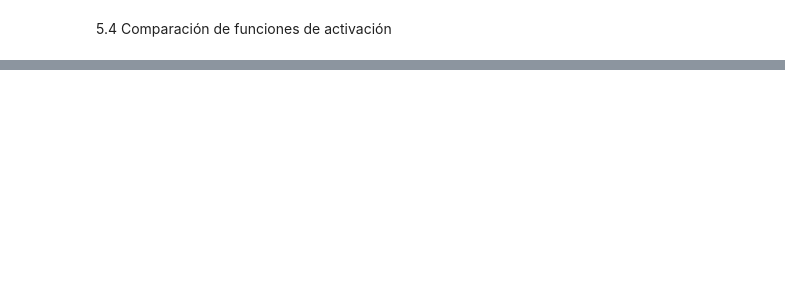
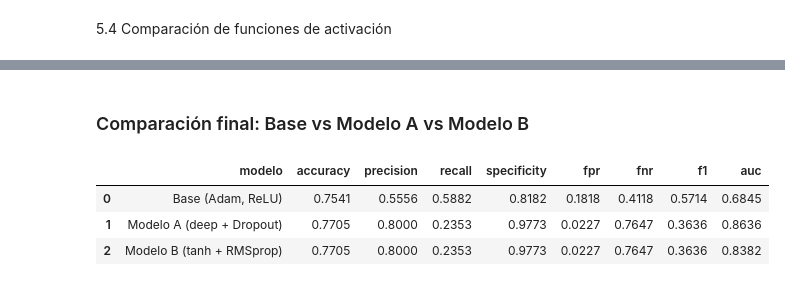
Before and after one commit to danielbenavides-git/Analitica-Computacional-para-la-toma-de-Decisiones-IIND-202610, a Jupyter notebook: Talleres/Taller 6/taller_6_juanita_daniel.ipynb, the cells around one changed output, grey strips where cells are left out. Drawn from its saved outputs; the diff is of its cells as text; code cells hidden in the pictures; blank space fills up the shorter version.

```diff
--- a/Talleres/Taller 6/taller_6_juanita_daniel.ipynb
+++ b/Talleres/Taller 6/taller_6_juanita_daniel.ipynb
@@ -691,0 +708,34 @@ tabla_final
+# %% [markdown]
+### Comparación final: Base vs Modelo A vs Modelo B
+# %%
+def metricas(model, X_test, y_test):
+    y_prob = model.predict(X_test, verbose=0)
+    y_pred = (y_prob > 0.5).astype(int)
+    cm = confusion_matrix(y_test, y_pred)
+    tn, fp, fn, tp = cm.ravel()
+    return {
+        'accuracy':    round(accuracy_score(y_test, y_pred), 4),
+        'precision':   round(precision_score(y_test, y_pred, zero_division=0), 4),
+        'recall':      round(recall_score(y_test, y_pred), 4),
+        'specificity': round(tn / (tn + fp), 4),
+        'fpr':         round(fp / (fp + tn), 4),
+        'fnr':         round(fn / (fn + tp), 4),
+        'f1':          round(f1_score(y_test, y_pred), 4),
+        'auc':         round(roc_auc_score(y_test, y_prob), 4),
+    }
+
+res_base_f = metricas(model, X_test_scaled, y_test)
+res_A      = metricas(model_A, X_test_scaled, y_test)
+res_B      = metricas(model_B, X_test_scaled, y_test)
+
+tabla_final = pd.DataFrame([
+    {'modelo': 'Base (Adam, ReLU)',         **res_base_f},
+    {'modelo': 'Modelo A (deep + Dropout)', **res_A},
+    {'modelo': 'Modelo B (tanh + RMSprop)', **res_B},
+])
+tabla_final
+# %% [output]
+|  | modelo | accuracy | precision | recall | specificity | fpr | fnr | f1 | auc |
+| 0 | Base (Adam, ReLU) | 0.7541 | 0.5556 | 0.5882 | 0.8182 | 0.1818 | 0.4118 | 0.5714 | 0.6845 |
+| 1 | Modelo A (deep + Dropout) | 0.7705 | 0.8000 | 0.2353 | 0.9773 | 0.0227 | 0.7647 | 0.3636 | 0.8636 |
+| 2 | Modelo B (tanh + RMSprop) | 0.7705 | 0.8000 | 0.2353 | 0.9773 | 0.0227 | 0.7647 | 0.3636 | 0.8382 |
```
Also changed, not shown: parts of 29 cells of this notebook.
